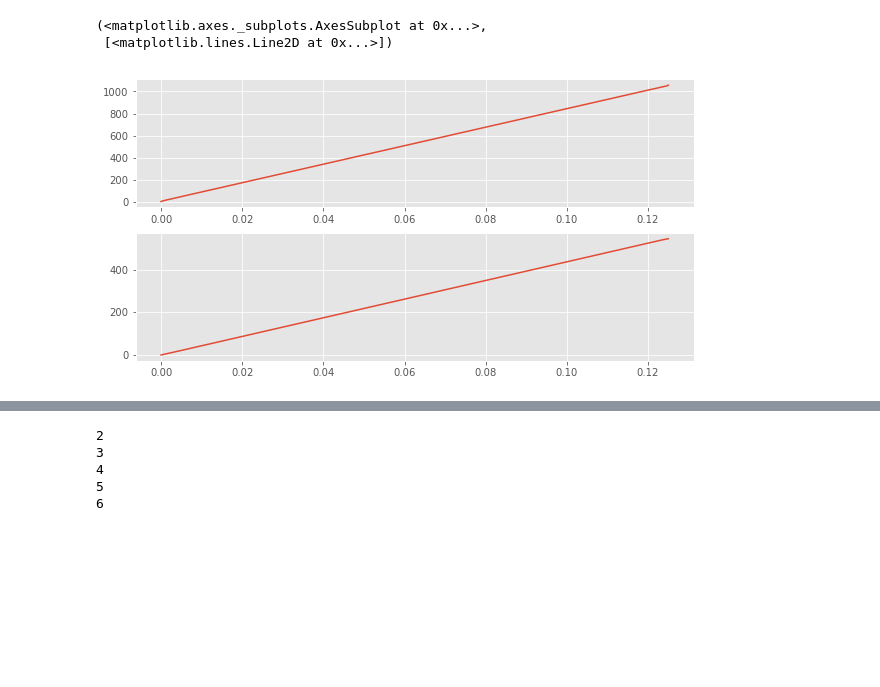
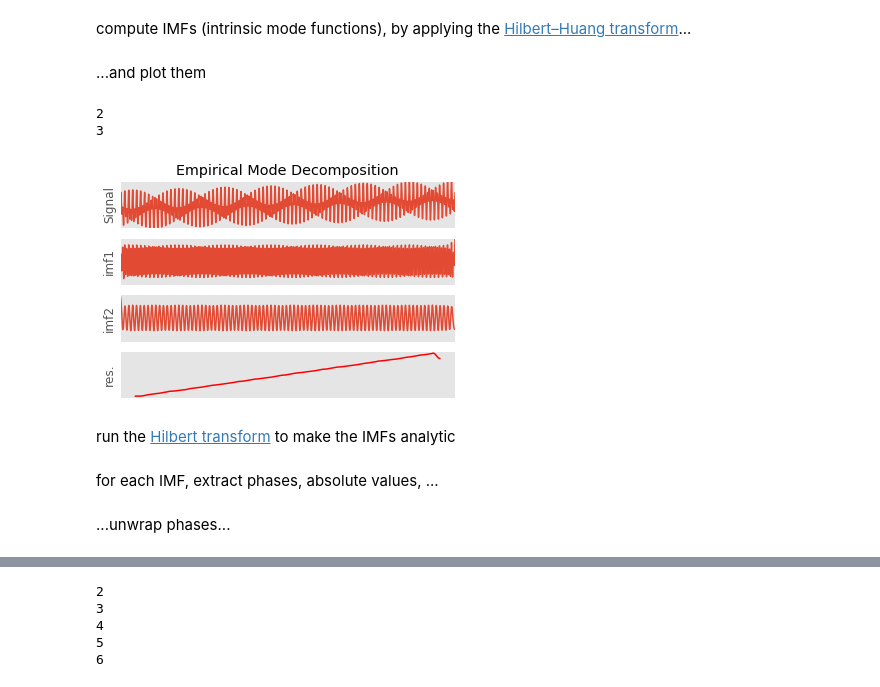
Before and after one commit to jaidevd/pyhht, a Jupyter notebook: hhs.ipynb, the cells around one changed output, grey strips where cells are left out. Cells and saved outputs as stored; diff of their text form; code cells hidden in the pictures; blank space fills up the shorter version.

```diff
--- a/hhs.ipynb
+++ b/hhs.ipynb
@@ -22 +46,3 @@ plt.plot(t, y)
+# %% [markdown]
+compute IMFs (intrinsic mode functions), by applying the [Hilbert–Huang transform](https://en.wikipedia.org/wiki/Hilbert–Huang_transform)...
 # %%
@@ -28,19 +56,25 @@ imf2 = imfs[1, :]
+# %% [markdown]
+...and plot them
+# %%
+hht.plot_imfs(y,imfs)
+# %% [output]
+2
+3
+[figure, added]
+# %% [markdown]
+run the [Hilbert transform](https://docs.scipy.org/doc/scipy/reference/generated/scipy.signal.hilbert.html) to make the IMFs analytic
 # %%
 h1 = sp.signal.hilbert(imf1)
 h2 = sp.signal.hilbert(imf2)
+# %% [markdown]
+for each IMF, extract phases, absolute values, ...
 # %%
 phase1 = sp.angle(h1)
 phase2 = sp.angle(h2)
 a1 = np.abs(h1)
 a2 = np.abs(h2)
+# %% [markdown]
+...unwrap phases...
 # %%
 p1 = sp.unwrap(phase1)
 p2 = sp.unwrap(phase2)
-# %%
-plt.figure(figsize=(10, 8))
-plt.subplot(311), plt.plot(t, p1)
-plt.subplot(312), plt.plot(t, p2)
-# %% [output]
-(<matplotlib.axes._subplots.AxesSubplot at 0x...>,
- [<matplotlib.lines.Line2D at 0x...>])
-[figure, removed]
```
Also changed, not shown: parts of 40 cells of this notebook.
